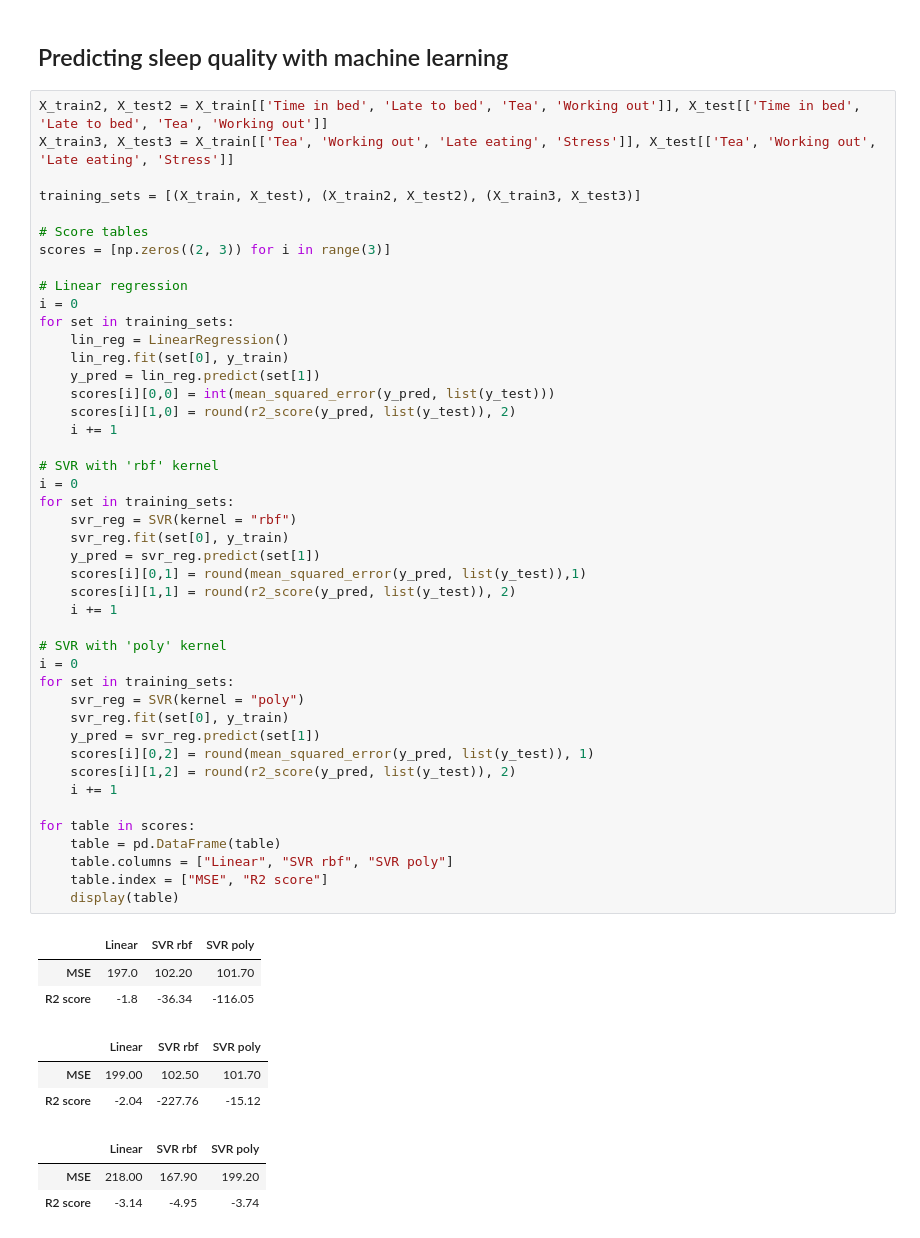
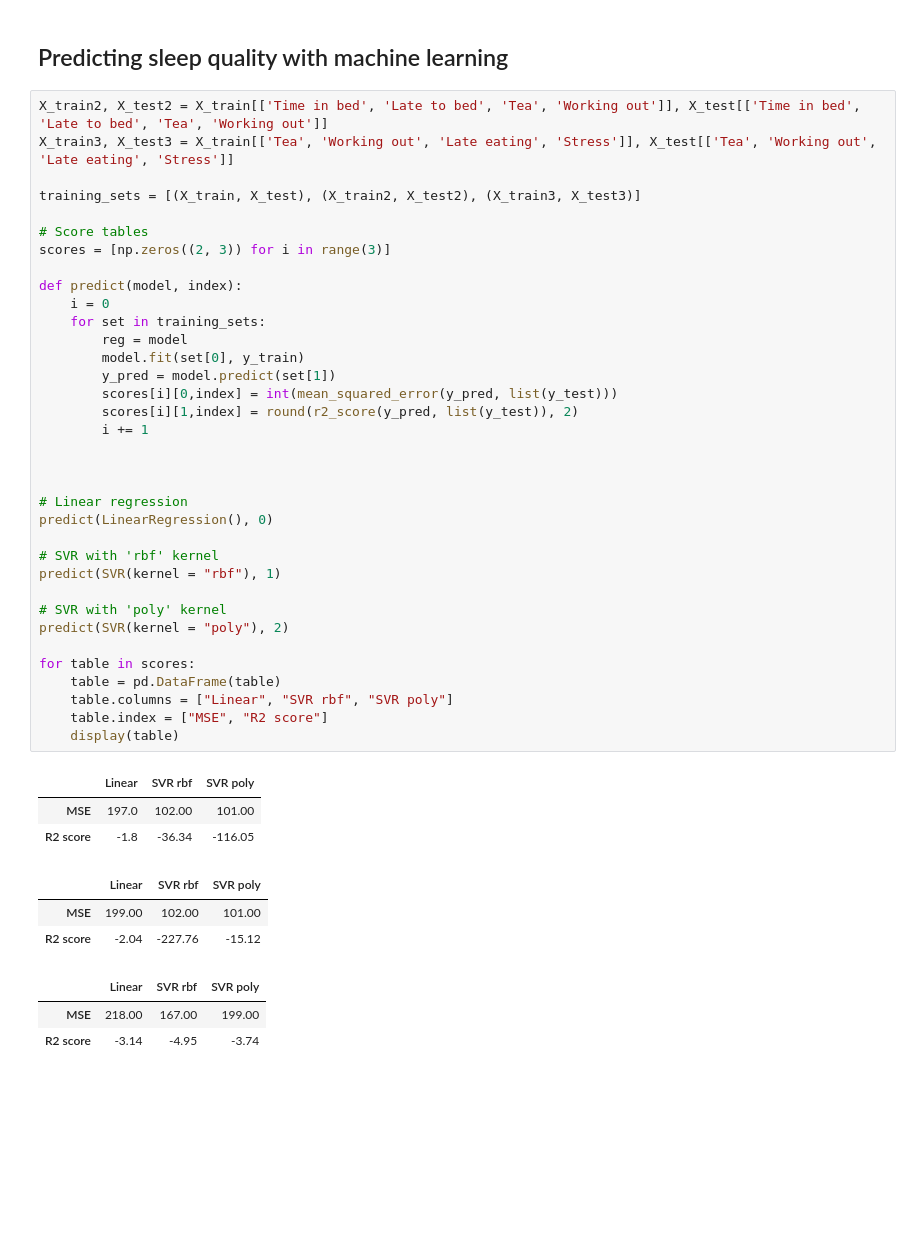
Before and after one commit to AkseliManninen/Sleep-Analysis-ML, a Jupyter notebook: Codes.ipynb, the cells around one changed output. Drawn from its saved outputs; the diff is of its cells as text; blank space fills up the shorter version.

```diff
--- a/Codes.ipynb
+++ b/Codes.ipynb
@@ -309,54 +304,45 @@ The proposed variables with the support vector regressor are: ['Tea' 'Working ou
 # %%
 X_train2, X_test2 = X_train[['Time in bed', 'Late to bed', 'Tea', 'Working out']], X_test[['Time in bed', 'Late to bed', 'Tea', 'Working out']]
 X_train3, X_test3 = X_train[['Tea', 'Working out', 'Late eating', 'Stress']], X_test[['Tea', 'Working out', 'Late eating', 'Stress']]
 
 training_sets = [(X_train, X_test), (X_train2, X_test2), (X_train3, X_test3)]
 
 # Score tables
 scores = [np.zeros((2, 3)) for i in range(3)]
 
+def predict(model, index):
+    i = 0
+    for set in training_sets:
+        reg = model
+        model.fit(set[0], y_train)
+        y_pred = model.predict(set[1])
+        scores[i][0,index] = int(mean_squared_error(y_pred, list(y_test)))
+        scores[i][1,index] = round(r2_score(y_pred, list(y_test)), 2)
+        i += 1
+
+
+
 # Linear regression
-i = 0
-for set in training_sets:
-    lin_reg = LinearRegression()
-    lin_reg.fit(set[0], y_train)
-    y_pred = lin_reg.predict(set[1])
-    scores[i][0,0] = int(mean_squared_error(y_pred, list(y_test)))
-    scores[i][1,0] = round(r2_score(y_pred, list(y_test)), 2)
-    i += 1
+predict(LinearRegression(), 0)
 
 # SVR with 'rbf' kernel
-i = 0
-for set in training_sets:
-    svr_reg = SVR(kernel = "rbf")
-    svr_reg.fit(set[0], y_train)
-    y_pred = svr_reg.predict(set[1])
-    scores[i][0,1] = round(mean_squared_error(y_pred, list(y_test)),1)
-    scores[i][1,1] = round(r2_score(y_pred, list(y_test)), 2)
-    i += 1
+predict(SVR(kernel = "rbf"), 1)
 
 # SVR with 'poly' kernel
-i = 0
-for set in training_sets:
-    svr_reg = SVR(kernel = "poly")
-    svr_reg.fit(set[0], y_train)
-    y_pred = svr_reg.predict(set[1])
-    scores[i][0,2] = round(mean_squared_error(y_pred, list(y_test)), 1)
-    scores[i][1,2] = round(r2_score(y_pred, list(y_test)), 2)
-    i += 1
+predict(SVR(kernel = "poly"), 2)
 
 for table in scores:
     table = pd.DataFrame(table)
     table.columns = ["Linear", "SVR rbf", "SVR poly"]
     table.index = ["MSE", "R2 score"]
     display(table)
 # %% [output]
 |  | Linear | SVR rbf | SVR poly |
-| MSE | 197.0 | 102.20 | 101.70 |
+| MSE | 197.0 | 102.00 | 101.00 |
 | R2 score | -1.8 | -36.34 | -116.05 |
 |  | Linear | SVR rbf | SVR poly |
-| MSE | 199.00 | 102.50 | 101.70 |
+| MSE | 199.00 | 102.00 | 101.00 |
 | R2 score | -2.04 | -227.76 | -15.12 |
 |  | Linear | SVR rbf | SVR poly |
-| MSE | 218.00 | 167.90 | 199.20 |
+| MSE | 218.00 | 167.00 | 199.00 |
 | R2 score | -3.14 | -4.95 | -3.74 |
```
Also changed, not shown: parts of 5 cells of this notebook.
